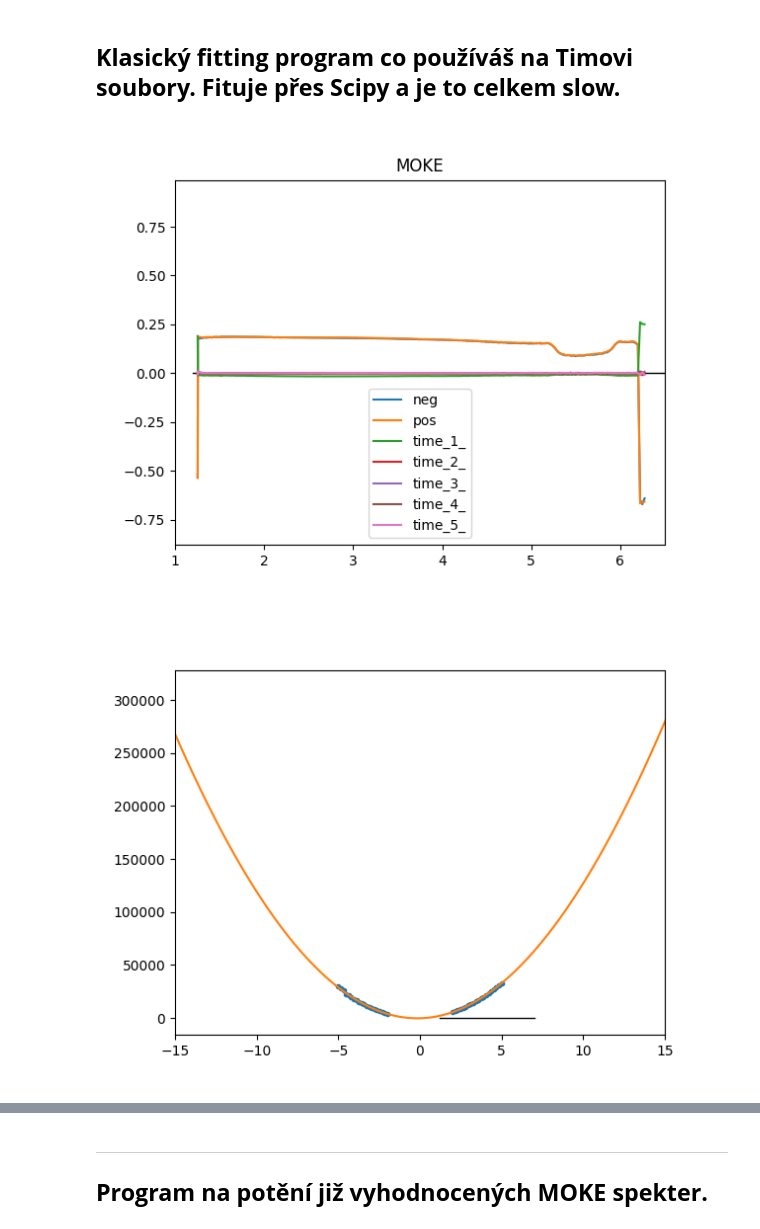
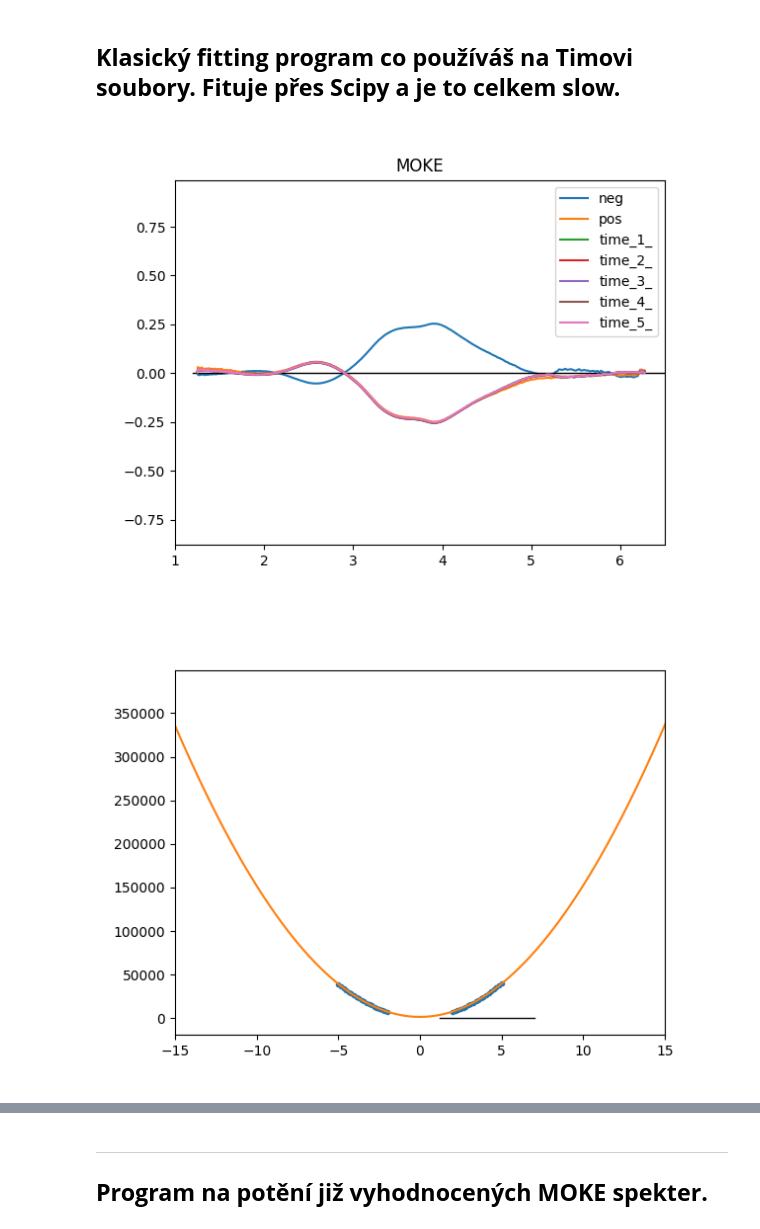
Before and after one commit to tomasek123/Default-script, a Jupyter notebook: Magnetooptika_experimenty.ipynb, the cells around one changed output, grey strips where cells are left out. Cells and saved outputs as stored; diff of their text form; code cells hidden in the pictures.

```diff
--- a/Magnetooptika_experimenty.ipynb
+++ b/Magnetooptika_experimenty.ipynb
@@ -90,33 +90,33 @@ def Fit(names,uhly,path):
 #########################################################################################################################################
 plt.plot([1.2,7],[0,0],'k-', linewidth = 1)
 
 
 
 castispek = []
 for i in range(1,6):
     castispek = castispek + ['time_' + str(i) + '_']
 
 
 z = 5
 p = 20
 k = 2
 uhl = [z - (z-k)/(p-1)*i for i in range (p)] + [-k - (z-k)/(p-1)*i for i in range (p)]
 # uhl = [z - (z-k)/(p-1)*i for i in range (p)]
 
-cestou = r'C:\\Users\\tmale\\OneDrive\\Documents\\Data\\MnTe\\MnTe_35nm\\spectra 2\\'
+cestou = r'C:\\Users\\tmale\\OneDrive\\Documents\\Data\\LSMO\\Francie 2021\\MOKE\\PLD3970\\2023\\spectra\\'
 Fit(castispek,uhl,cestou)
 
 
 
 
 
 
 
 
 plt.legend()
 plt.ylim(-0.88,0.99)
 plt.xlim(1,6.5)
 plt.show()
 # %% [output]
-[figure, old version]
+[figure, new version]
-[figure, old version]
+[figure, new version]
```
Also changed, not shown: parts of 2 cells of this notebook, 1 other file.
